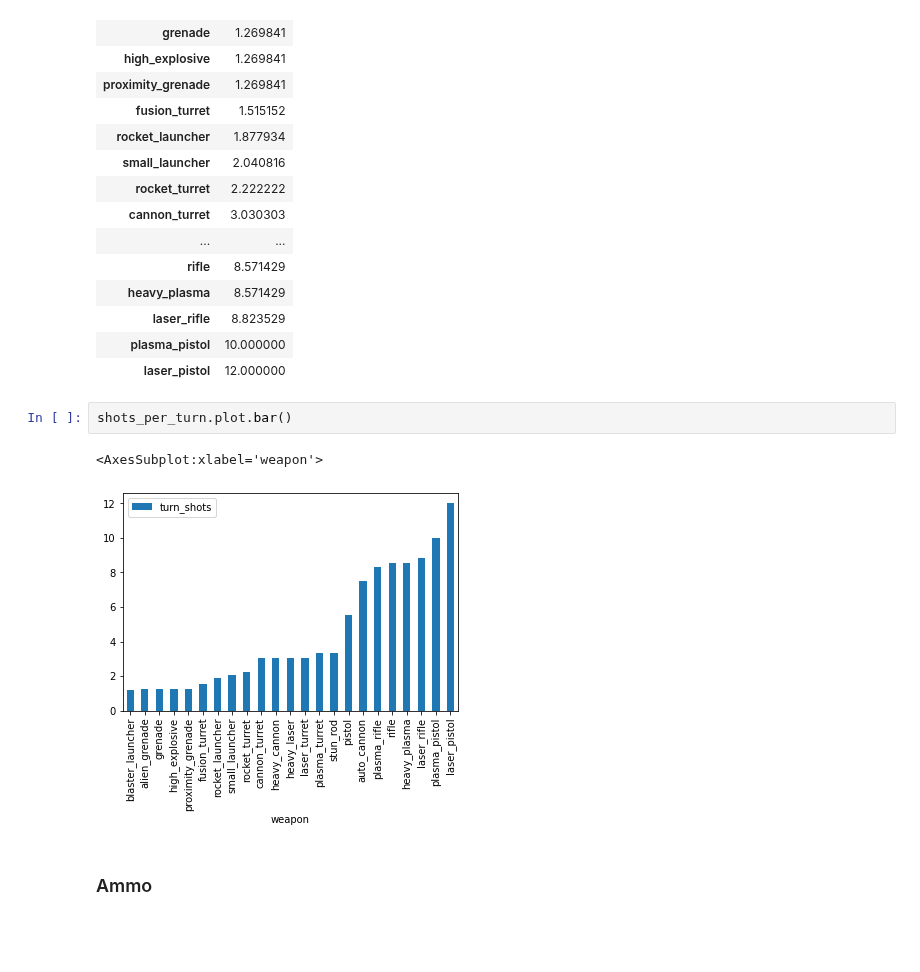
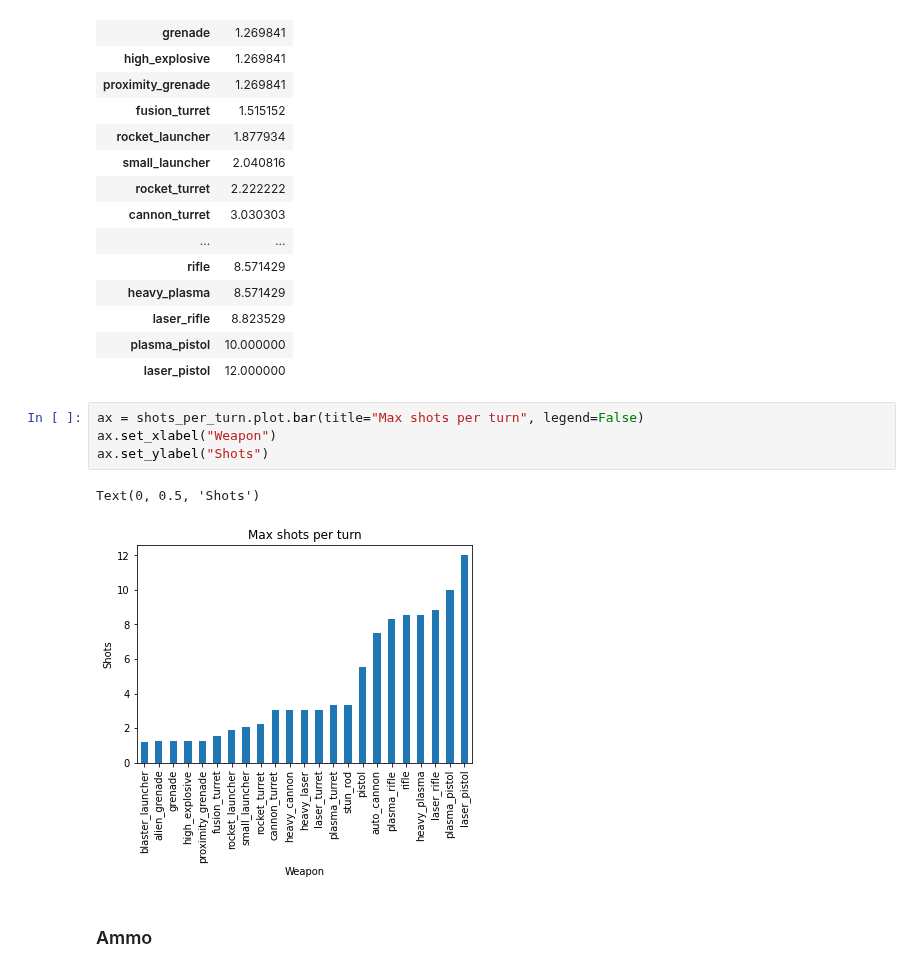
Before and after one commit to Bernardo-MG/xcom-analysis-jupyter-notebook, a Jupyter notebook: enemy_unknown/weapon_analysis.ipynb, the cells around one changed output. Saved outputs shown, nothing was run; the diff lists cells and outputs as text; blank space fills up the shorter version.

```diff
--- a/enemy_unknown/weapon_analysis.ipynb
+++ b/enemy_unknown/weapon_analysis.ipynb
@@ -197,11 +199,13 @@ shots_per_turn
 | laser_rifle | 8.823529 |
 | plasma_pistol | 10.000000 |
 | laser_pistol | 12.000000 |
-# %%
-shots_per_turn.plot.bar()
-# %% [output]
-<AxesSubplot:xlabel='weapon'>
-[figure, removed]
+# %%
+ax = shots_per_turn.plot.bar(title="Max shots per turn", legend=False)
+ax.set_xlabel("Weapon")
+ax.set_ylabel("Shots")
+# %% [output]
+Text(0, 0.5, 'Shots')
+[figure, added]
 # %% [markdown]
 ### Ammo
 # %%
```
Also changed, not shown: parts of 44 cells of this notebook.
